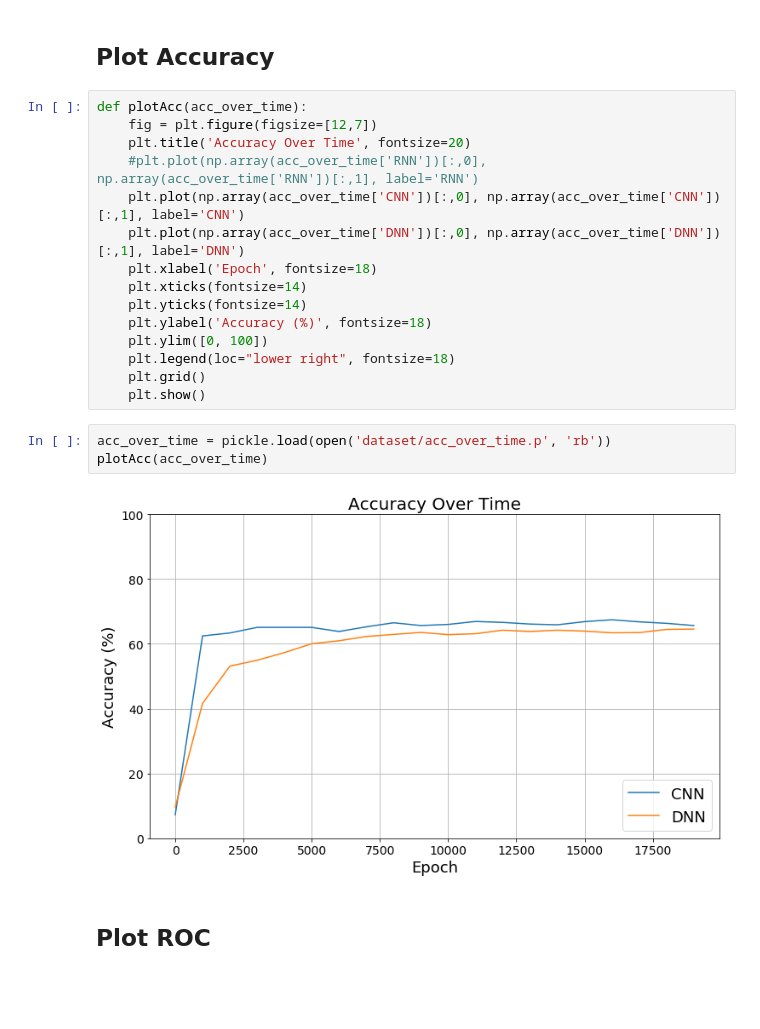
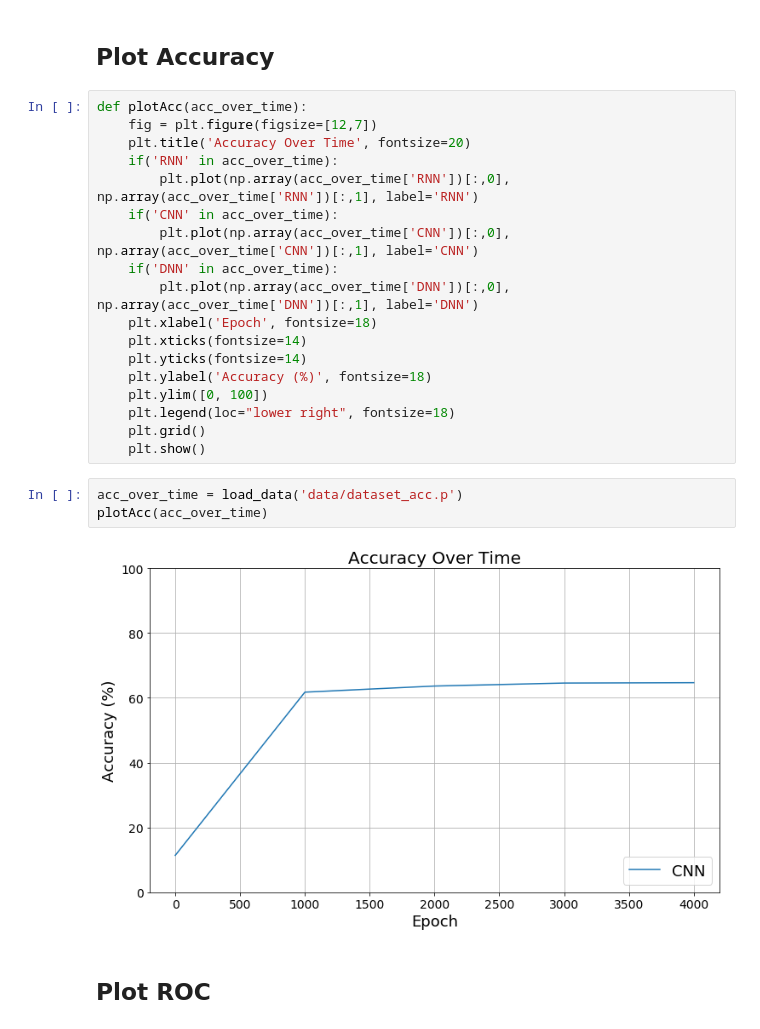
Before and after one commit to ktl014/urban_sound_recognition, a Jupyter notebook: plotting.ipynb, the cells around one changed output. Cells and saved outputs as stored; diff of their text form; blank space fills up the shorter version.

Commit message:
plotting stuffs

```diff
--- a/plotting.ipynb
+++ b/plotting.ipynb
@@ -21,9 +23,12 @@ current_palette = sns.color_palette()
 def plotAcc(acc_over_time):
     fig = plt.figure(figsize=[12,7])
     plt.title('Accuracy Over Time', fontsize=20)
-    #plt.plot(np.array(acc_over_time['RNN'])[:,0], np.array(acc_over_time['RNN'])[:,1], label='RNN')
-    plt.plot(np.array(acc_over_time['CNN'])[:,0], np.array(acc_over_time['CNN'])[:,1], label='CNN')
-    plt.plot(np.array(acc_over_time['DNN'])[:,0], np.array(acc_over_time['DNN'])[:,1], label='DNN')
+    if('RNN' in acc_over_time):
+        plt.plot(np.array(acc_over_time['RNN'])[:,0], np.array(acc_over_time['RNN'])[:,1], label='RNN')
+    if('CNN' in acc_over_time):
+        plt.plot(np.array(acc_over_time['CNN'])[:,0], np.array(acc_over_time['CNN'])[:,1], label='CNN')
+    if('DNN' in acc_over_time):
+        plt.plot(np.array(acc_over_time['DNN'])[:,0], np.array(acc_over_time['DNN'])[:,1], label='DNN')
     plt.xlabel('Epoch', fontsize=18)
     plt.xticks(fontsize=14)
     plt.yticks(fontsize=14)
@@ -33,10 +38,10 @@ def plotAcc(acc_over_time):
     plt.grid()
     plt.show()
 # %%
-acc_over_time = pickle.load(open('dataset/acc_over_time.p', 'rb'))
+acc_over_time = load_data('data/dataset_acc.p')
 plotAcc(acc_over_time)
 # %% [output]
-[figure, old version]
+[figure, new version]
 # %% [markdown]
 ## Plot ROC
 # %%
```
Also changed, not shown: parts of 7 cells of this notebook, 2 other files.
